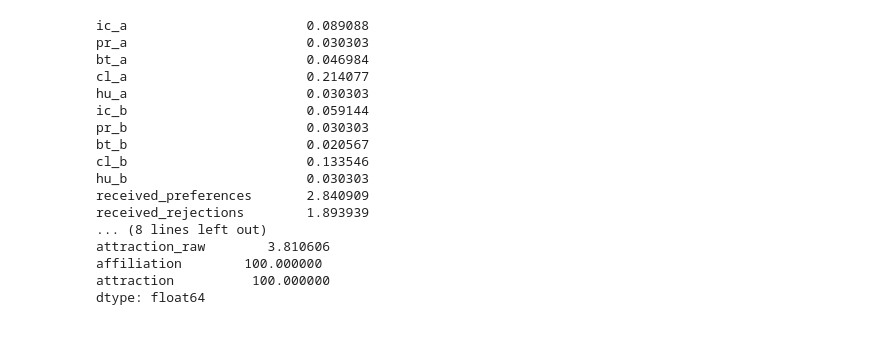
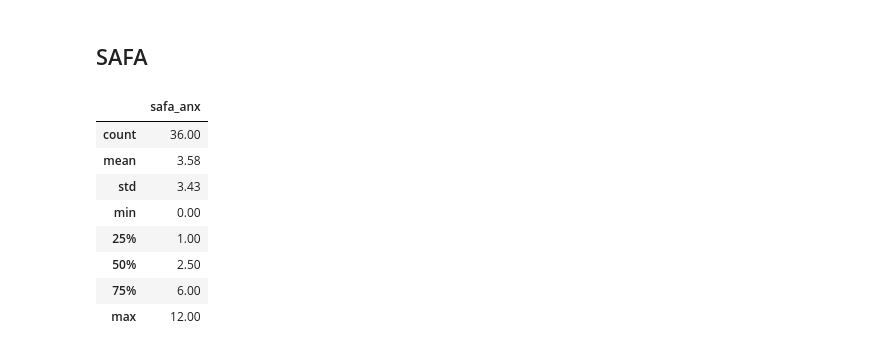
Before and after one commit to alkaest2002/abgrid, a Jupyter notebook: ipython/eda.ipynb, the cells around one changed output. Cells and saved outputs as stored; diff of their text form; code cells hidden in the pictures.

```diff
--- a/ipython/eda.ipynb
+++ b/ipython/eda.ipynb
@@ -112,22 +74,14 @@ vega_comparison.style.format(precision=2)
-# %%
-(
-    df[numeric_cols].mean()
-)
-# %% [output]
-ic_a                       0.089088
-pr_a                       0.030303
-bt_a                       0.046984
-cl_a                       0.214077
-hu_a                       0.030303
-ic_b                       0.059144
-pr_b                       0.030303
-bt_b                       0.020567
-cl_b                       0.133546
-hu_b                       0.030303
-received_preferences       2.840909
-received_rejections        1.893939
-... (8 lines left out)
-attraction_raw        3.810606
-affiliation        100.000000
-attraction          100.000000
-dtype: float64
+# %% [markdown]
+## SAFA
+# %%
+safa_anx.describe().style.format(precision=2)
+# %% [output]
+|  | safa_anx |
+| count | 36.00 |
+| mean | 3.58 |
+| std | 3.43 |
+| min | 0.00 |
+| 25% | 1.00 |
+| 50% | 2.50 |
+| 75% | 6.00 |
+| max | 12.00 |
```
Also changed, not shown: parts of 6 cells of this notebook, 4 other files.
